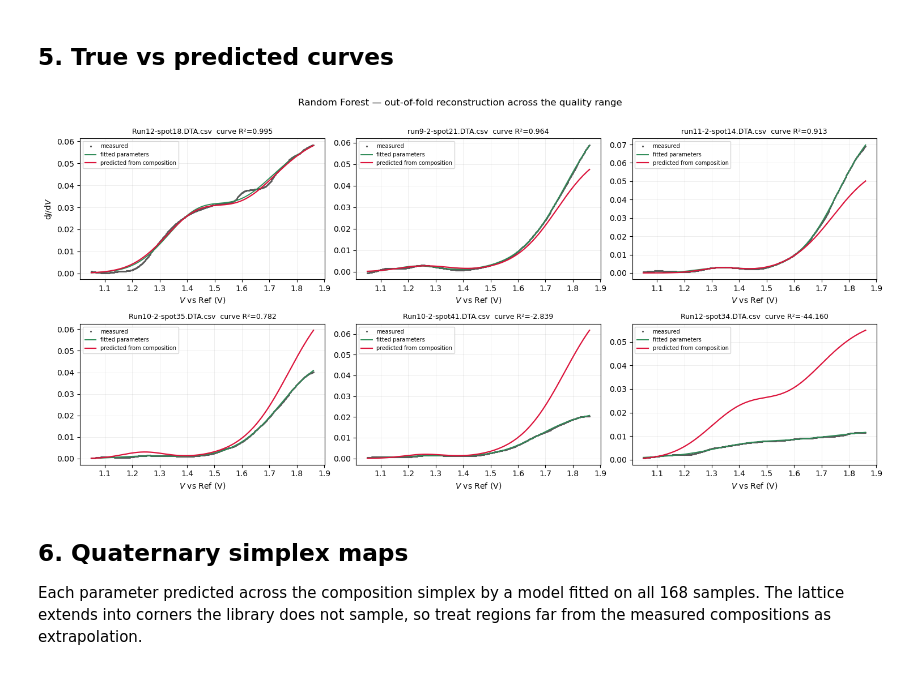
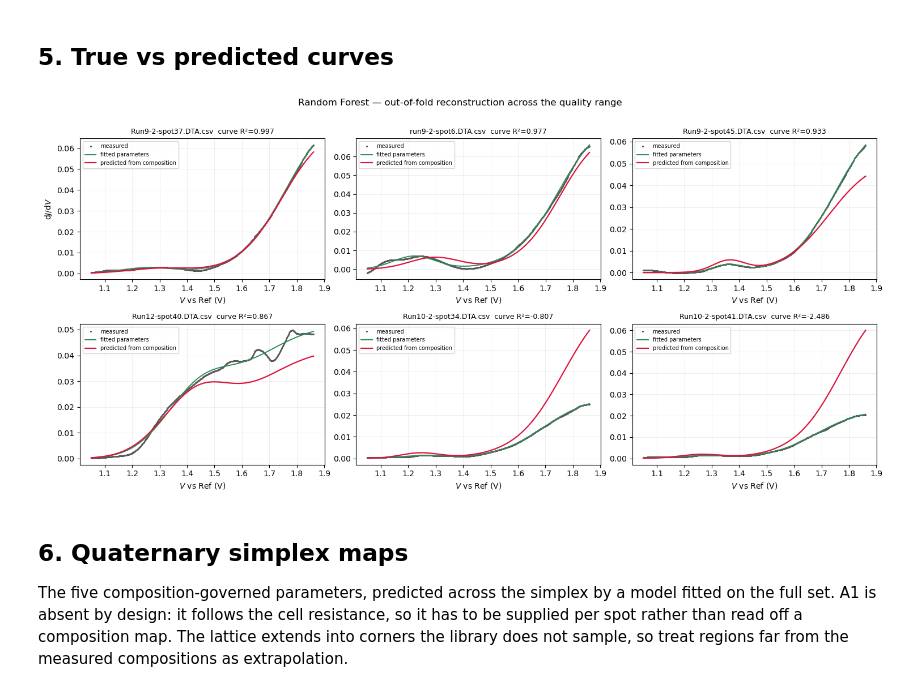
Before and after one commit to jdmazz/OER-ML-paper, a Jupyter notebook: ml_djdv.ipynb, the cells around one changed output. Drawn from its saved outputs; the diff is of its cells as text; code cells hidden in the pictures.

```diff
--- a/ml_djdv.ipynb
+++ b/ml_djdv.ipynb
@@ -47,8 +55,18 @@ warnings.filterwarnings('ignore')
 
 SEED = 42
 X_COLS = ['Pt', 'Pd', 'Au', 'Ir']
-Y_COLS = ['k', 'V0', 'u1', 's1', 'A1', 'A2']
+PARAM_COLS = ['k', 'V0', 'u1', 's1', 'A1', 'A2']  # Full model vector.
+Y_COLS = ['k', 'V0', 'u1', 's1', 'A2']  # Predicted from composition.
+A1_IDX = PARAM_COLS.index('A1')
 DJDV_DIR = 'data/dJdV/'
 V_FIT_MIN = 1.05
+AREA = 0.165  # cm², electrode area, for the 1/(R*A) ceiling.
+
+# Composition-space extrapolation guard. Distance to the 5 nearest
+# neighbors flags spots sitting outside the sampled region; the
+# criterion is on the features alone, so it does not look at how well
+# anything predicts. Set to None to keep every sample.
+NN_K = 5
+DROP_EXTRAPOLATED = ['Run12-spot34.DTA.csv']
 # %% [markdown]
 ## 1. Load
@@ -119,12 +171,6 @@ def curve_scores(P_pred):
 
 def curve_nrmse(P_pred):
     """Curve RMSE as a fraction of the measured curve's own height.
-
-    R2 punishes low-amplitude curves regardless of how close the shape
-    is, because their total variance is small. Normalizing the error by
-    each curve's peak-to-peak height removes that and gives a metric
-    that means the same thing at every amplitude, so it is what model
-    selection uses.
     """
     out = []
     for i, (V, y) in enumerate(curves):
@@ -135,16 +181,27 @@ def curve_nrmse(P_pred):
     return np.array(out)
 
 
+def a1_scale(train_idx):
+    """Least-squares c in A1 = c/(R*A), fitted on training rows only."""
+    s_tr = sat[train_idx]
+    return float((P_true[train_idx, A1_IDX] * s_tr).sum() / (s_tr ** 2).sum())
+
+
 def out_of_fold(estimator, cv, use_groups=True):
-    """Out-of-fold parameter predictions under the given CV scheme."""
-    P = np.zeros_like(Y)
-    splits = (
-        cv.split(X, Y, groups) if use_groups else cv.split(X)
-    )
+    """Out-of-fold full parameter vectors.
+
+    The five composition-governed parameters come from the model; A1 is
+    computed from the held-out spot's own resistance, using a scale
+    factor calibrated on the training rows.
+    """
+    P = np.zeros_like(P_true)
+    other = [PARAM_COLS.index(c) for c in Y_COLS]
+    splits = cv.split(X, Y, groups) if use_groups else cv.split(X)
     for train_idx, test_idx in splits:
         est = estimator
         est.fit(X[train_idx], Y[train_idx])
-        P[test_idx] = est.predict(X[test_idx])
+        P[np.ix_(test_idx, other)] = est.predict(X[test_idx])
+        P[test_idx, A1_IDX] = a1_scale(train_idx) * sat[test_idx]
     return P
 
 
@@ -284,36 +345,38 @@ A2  0.7843  0.0024
 # %%
 order = np.argsort(curve_r2)[::-1]
 picks = [order[0], order[len(order) // 4], order[len(order) // 2],
          order[3 * len(order) // 4], order[-2], order[-1]]
 
 fig, axes = plt.subplots(2, 3, figsize=(15, 7))
 for ax, i in zip(axes.ravel(), picks):
     V, y = curves[i]
     ax.plot(V, y, '.', ms=2.5, color='0.35', label='measured')
-    ax.plot(V, djdv_model(V, Y[i]), color='seagreen', lw=1.4,
+    ax.plot(V, djdv_model(V, P_true[i]), color='seagreen', lw=1.4,
             label='fitted parameters')
     ax.plot(V, djdv_model(V, P_best[i]), color='crimson', lw=1.6,
             label='predicted from composition')
     ax.set_title(f'{df["File"][i][:24]}  curve R²={curve_r2[i]:.3f}',
                  fontsize=9)
     ax.set_xlabel('$V$ vs Ref (V)')
     ax.grid(alpha=0.3)
     ax.legend(fontsize=7)
 axes[0, 0].set_ylabel('d$J$/d$V$')
 fig.suptitle(
     f'{best_name} — out-of-fold reconstruction across the quality range',
     y=1.01,
 )
 plt.tight_layout()
 plt.savefig('images/djdv_curve_gallery.png', dpi=200, bbox_inches='tight')
 plt.show()
 # %% [output]
-[figure, old version]
+[figure, new version]
 # %% [markdown]
 ## 6. Quaternary simplex maps
 
-Each parameter predicted across the composition simplex by a model fitted
-on all 168 samples. The lattice extends into corners the library does not
+The five composition-governed parameters, predicted across the simplex by
+a model fitted on the full set. A1 is absent by design: it follows the
+cell resistance, so it has to be supplied per spot rather than read off a
+composition map. The lattice extends into corners the library does not
 sample, so treat regions far from the measured compositions as
 extrapolation.
 # %%
```
Also changed, not shown: parts of 7 cells of this notebook, 8 other files.
